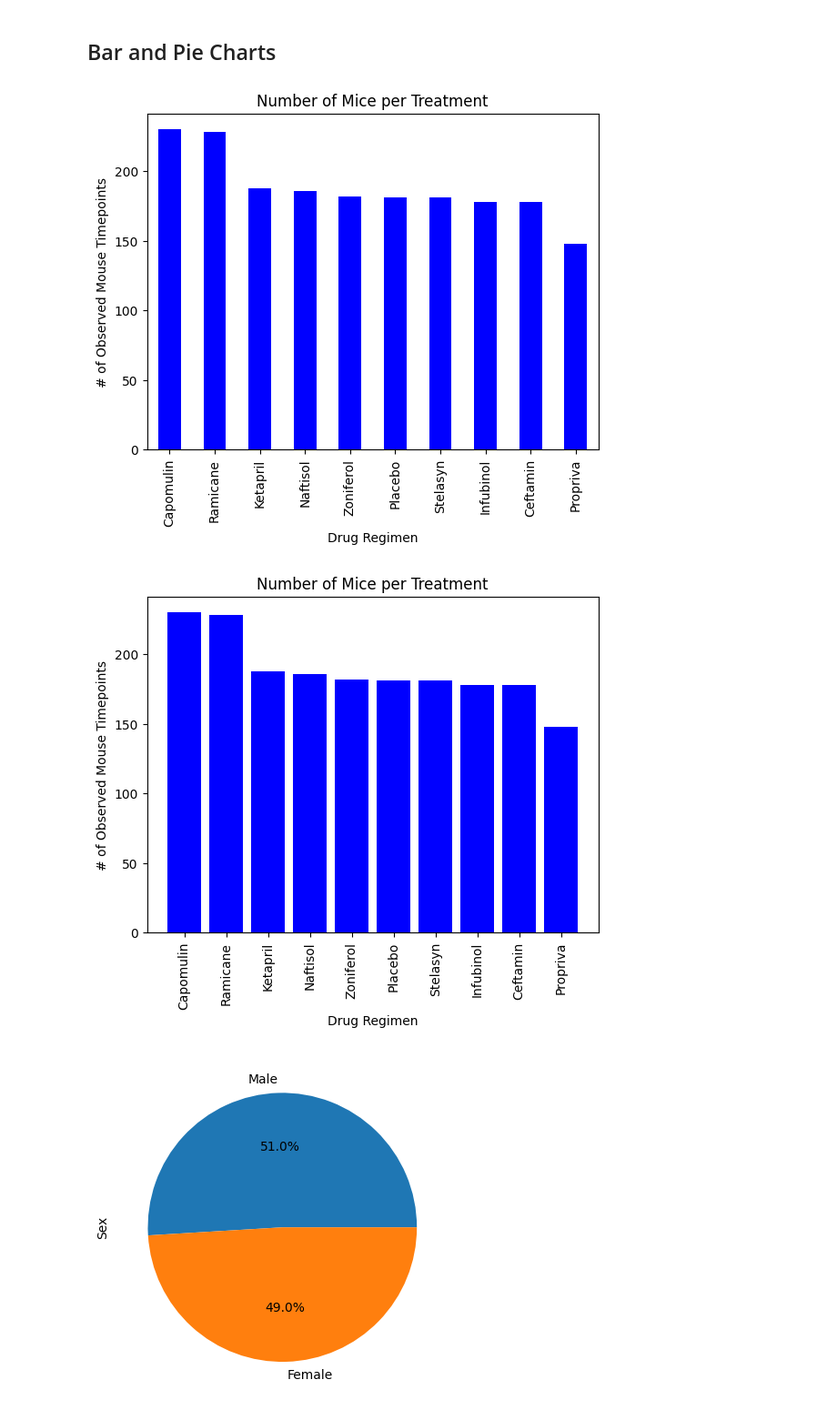
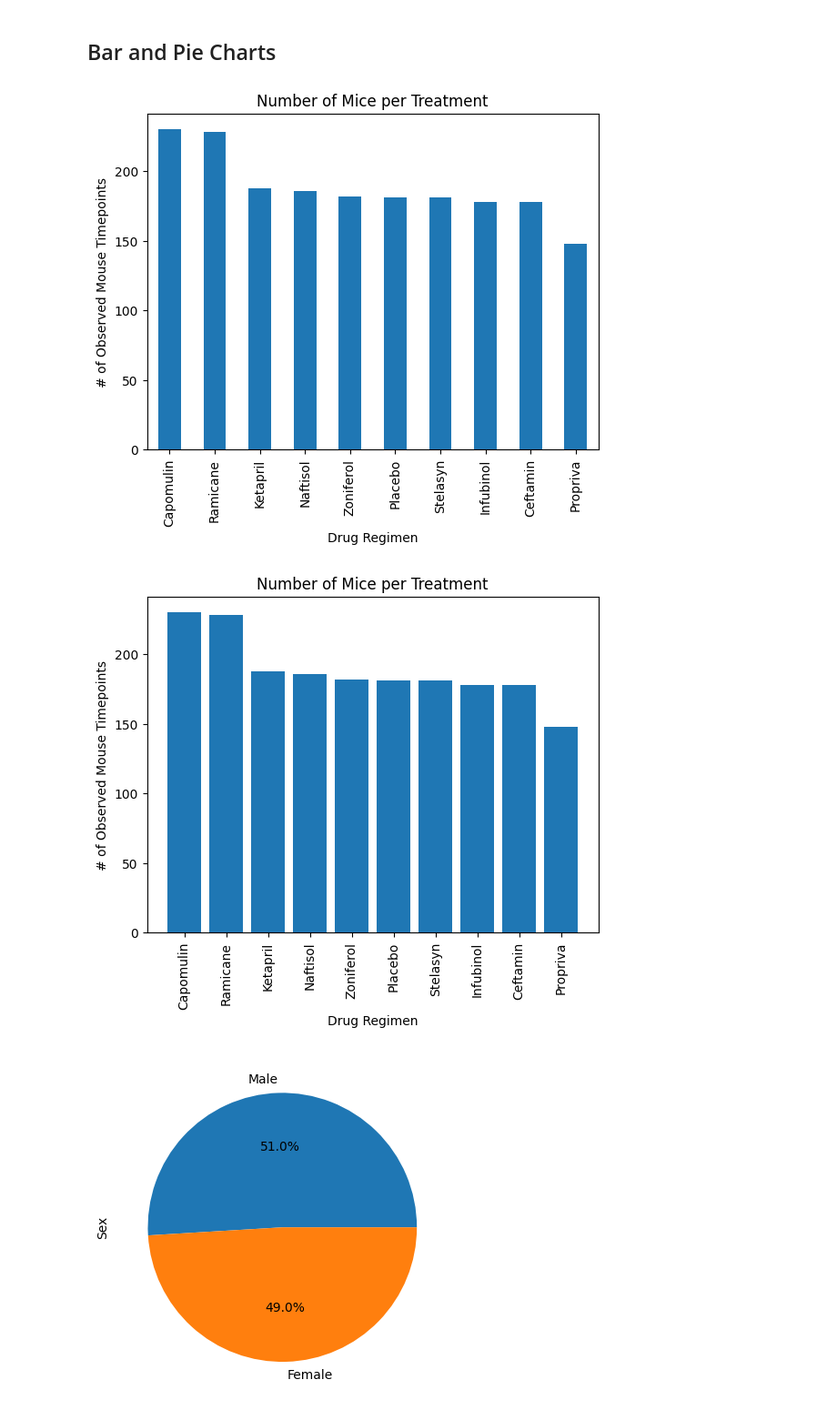
Before and after one commit to jenalvz/Matplotlib-challenge, a Jupyter notebook: pymaceuticals_JAlvarez.ipynb, the cells around one changed output. Shown at 91% size. Drawn from its saved outputs; the diff is of its cells as text; code cells hidden in the pictures.

```diff
--- a/pymaceuticals_JAlvarez.ipynb
+++ b/pymaceuticals_JAlvarez.ipynb
@@ -176,7 +176,7 @@ tvolume_summary
 # Generate a bar plot showing the total number of rows (Mouse ID/Timepoints) for each drug regimen using Pandas.
 tx_count = study_data_clean['Drug Regimen'].value_counts()
 
-tx_plot = tx_count.plot.bar(color="blue")
+tx_plot = tx_count.plot.bar()
 
 # set the title, x & y labels
 plt.xlabel('Drug Regimen')
@@ -184,23 +184,23 @@ plt.ylabel('# of Observed Mouse Timepoints')
 plt.title('Number of Mice per Treatment')
 plt.show()
 # %% [output]
-[figure, old version]
+[figure, new version]
 # %%
 # Generate a bar plot showing the total number of rows (Mouse ID/Timepoints) for each drug regimen using pyplot.
 x_axis = tx_count.index.values
 y_axis = tx_count.values
 
 #create a pyplot bar plot
-plt.bar(x_axis, y_axis, color='blue', align='center')
+plt.bar(x_axis, y_axis, align='center')
 
 # set the title, x & y labels
 plt.title('Number of Mice per Treatment')
 plt.xlabel('Drug Regimen')
 plt.ylabel('# of Observed Mouse Timepoints')
 plt.xticks(rotation='vertical')
 plt.show()
 # %% [output]
-[figure, old version]
+[figure, new version]
 # %%
 # Generate a pie plot showing the distribution of female versus male mice using Pandas
 sex_mice = study_data_clean['Sex'].value_counts()
```
Also changed, not shown: parts of 4 cells of this notebook, 1 other file.
